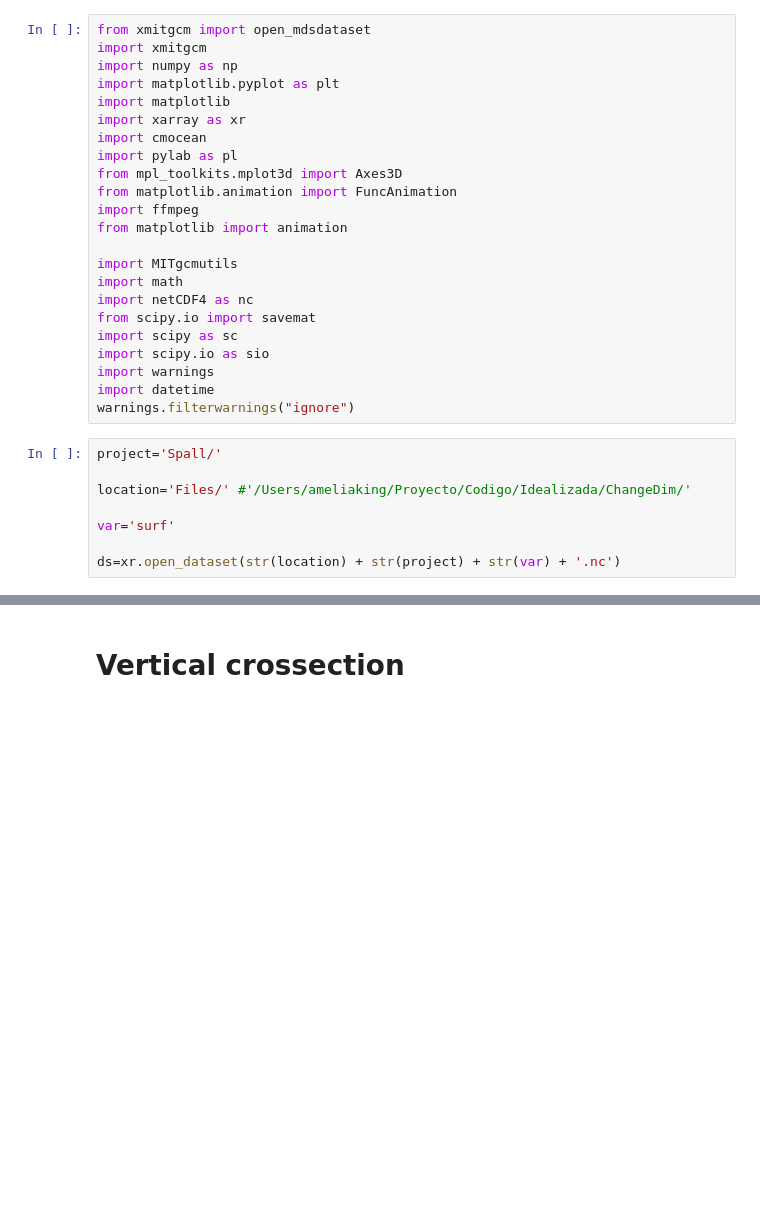
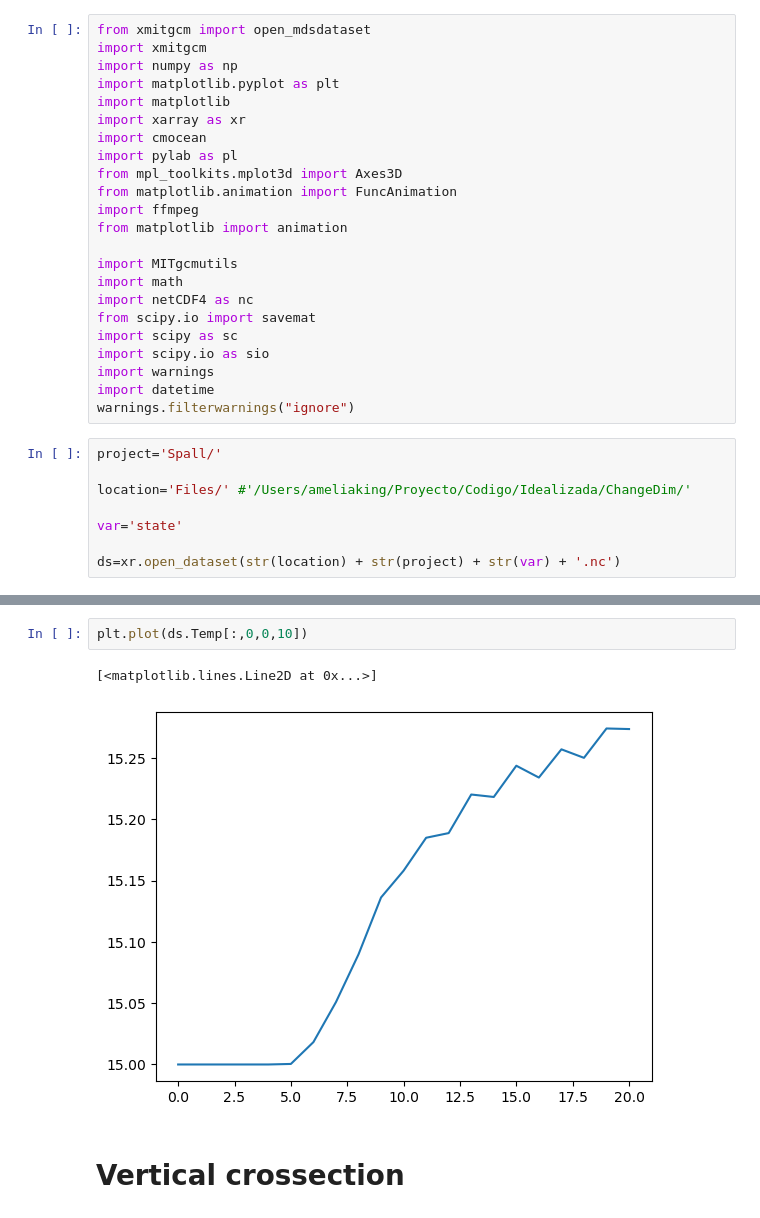
Before and after one commit to kaftkatt/IntercambioNGC, a Jupyter notebook: Scripts/Analisis.ipynb, the cells around one changed output, grey strips where cells are left out. Saved outputs shown, nothing was run; the diff lists cells and outputs as text; blank space fills up the shorter version.

```diff
--- a/Scripts/Analisis.ipynb
+++ b/Scripts/Analisis.ipynb
@@ -26,6 +26,6 @@ project='Spall/'
 
 location='Files/' #'/Users/ameliaking/Proyecto/Codigo/Idealizada/ChangeDim/'
 
-var='surf'
+var='state'
 
 ds=xr.open_dataset(str(location) + str(project) + str(var) + '.nc')
@@ -57,3 +52,8 @@ plt.plot(ds.TRELAX[:,0,10,10])
+# %%
+plt.plot(ds.Temp[:,0,0,10])
+# %% [output]
+[<matplotlib.lines.Line2D at 0x...>]
+[figure, added]
 # %% [markdown]
 # Vertical crossection
 # %%
```
Also changed, not shown: parts of 6 cells of this notebook, 30 other files.
